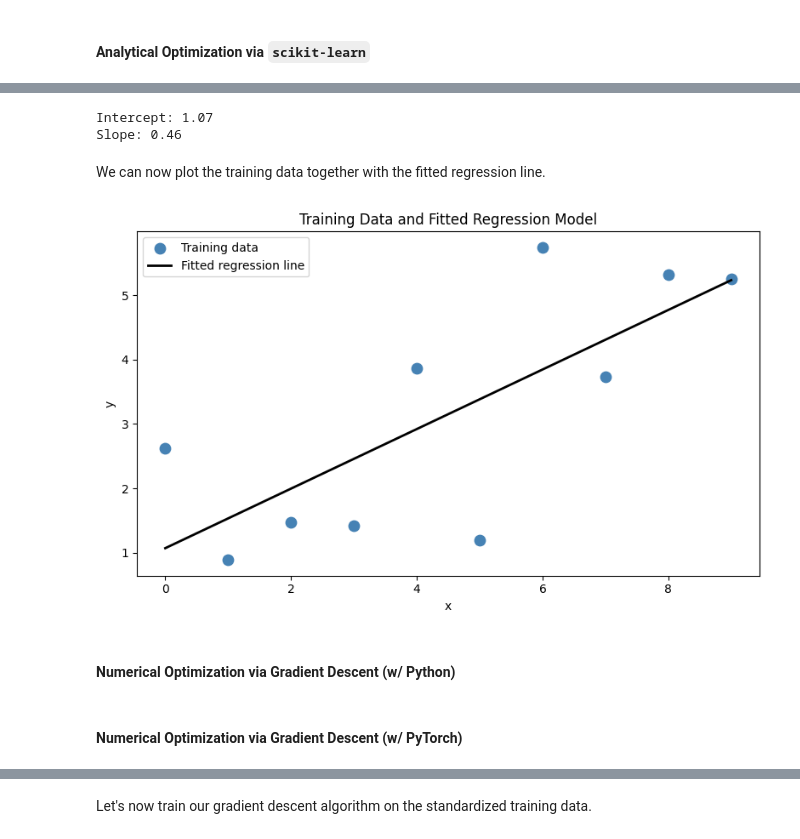
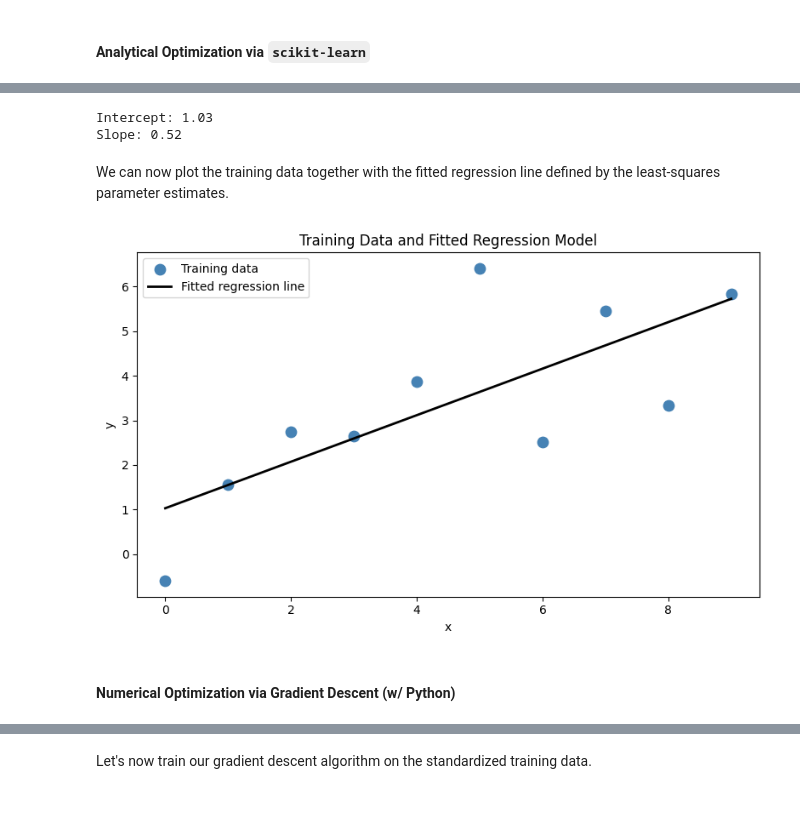
Before and after one commit to retowuest/uio-dl-2024, a Jupyter notebook: Notebooks/nb-1.ipynb, the cells around one changed output, grey strips where cells are left out. Saved outputs shown, nothing was run; the diff lists cells and outputs as text; code cells hidden in the pictures; blank space fills up the shorter version.

```diff
--- a/Notebooks/nb-1.ipynb
+++ b/Notebooks/nb-1.ipynb
@@ -46,16 +46,23 @@ Let's start by creating a toy data set in NumPy and visualize it.
 # %%
-# Import libraries
+# Import numpy library and
+# pyplot module from the matplotlib library
 import numpy as np
 import matplotlib.pyplot as plt
 
-# Set up notebook for displaying plots
+# Magic command for setting matplotlib backend to inline backend
+# (this will display a plot inline within the notebook,
+# directly below the code cell that produced it)
 %matplotlib inline
 
 # Create toy data set
 x_train = np.arange(10, dtype=np.float32).reshape((10, 1))
 
-rng = np.random.RandomState(1)
-y_train = 1 + 0.5 * x_train + rng.randn(10, 1).astype(np.float32)
+phi0 = 1
+phi1 = 0.5
+
+rng = np.random.default_rng(seed=1234)
+y_train = (phi0 + phi1 * x_train +
+           rng.normal(loc=0, scale=1, size=10).astype(np.float32).reshape(10, 1))
 
 # Plot training data
 plt.figure(figsize=(8, 5))
@@ -79,33 +95,31 @@ Let's fit the 1D linear regression model with `scikit-learn`.
 from sklearn.linear_model import LinearRegression
 
 # Create instance of class LinearRegression
-fit_skl = LinearRegression()
+lm_skl = LinearRegression()
 
 # Train model on training data
-fit_skl.fit(x_train, y_train)
+lm_skl.fit(x_train, y_train)
 
 # Print trained model parameters
-print(f"Intercept: {fit_skl.intercept_[0]:.2f}")
-print(f"Slope: {fit_skl.coef_[0][0]:.2f}")
+print(f"Intercept: {lm_skl.intercept_[0]:.2f}")
+print(f"Slope: {lm_skl.coef_[0][0]:.2f}")
 # %% [output]
-Intercept: 1.07
-Slope: 0.46
+Intercept: 1.03
+Slope: 0.52
 # %% [markdown]
-We can now plot the training data together with the fitted regression line.
+We can now plot the training data together with the fitted regression line defined by the least-squares parameter estimates.
 # %%
 # Plot training data together with fitted regression line
 plt.figure(figsize=(8, 5))
 plt.scatter(x_train, y_train, c="steelblue", s=80)
-plt.plot(x_train, fit_skl.predict(x_train), color="black", lw=2)
+plt.plot(x_train, lm_skl.predict(x_train), color="black", lw=2)
 plt.xlabel("x")
 plt.ylabel("y")
 plt.title("Training Data and Fitted Regression Model")
 plt.legend(["Training data", "Fitted regression line"])
 plt.tight_layout()
 plt.show()
 # %% [output]
-[figure, old version]
+[figure, new version]
 # %% [markdown]
 #### Numerical Optimization via Gradient Descent (w/ Python) <a class="anchor" id="section_3_2"></a>
-# %% [markdown]
-#### Numerical Optimization via Gradient Descent (w/ PyTorch) <a class="anchor" id="section_3_3"></a>
```
Also changed, not shown: parts of 72 cells of this notebook.
